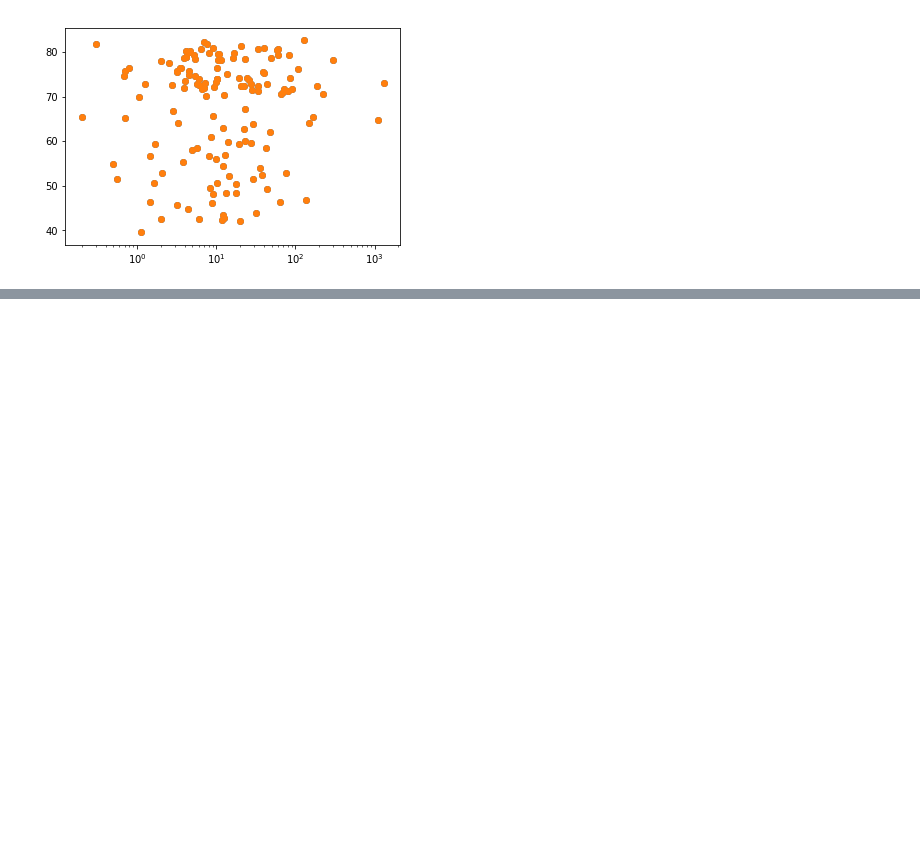
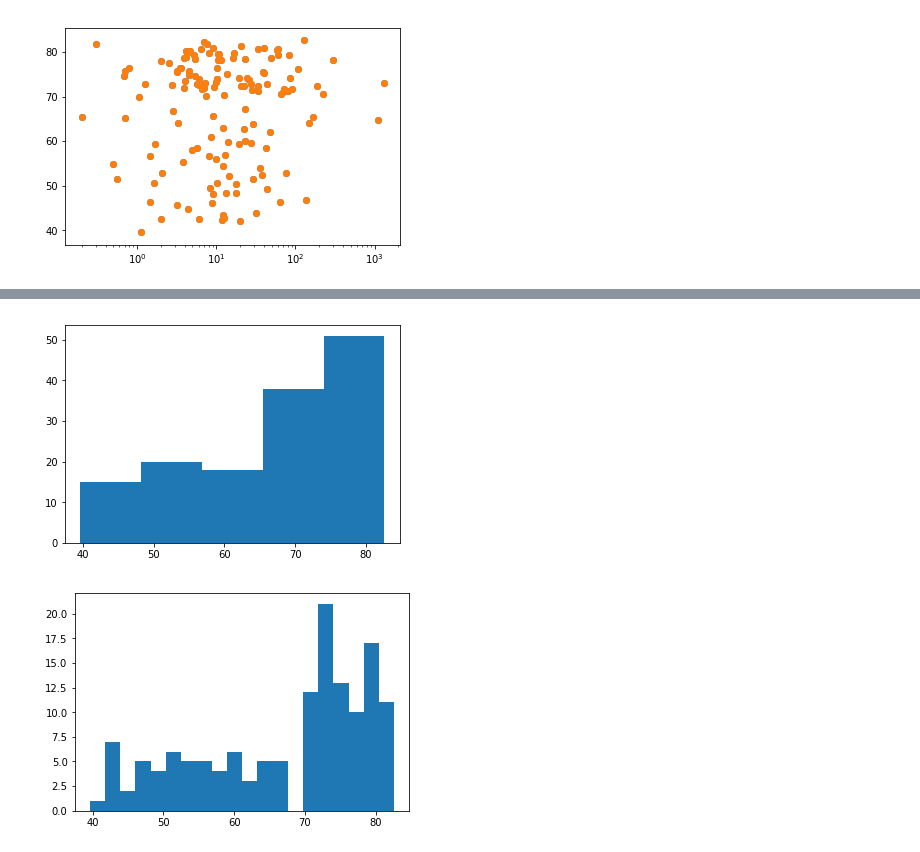
Before and after one commit to bosulliv/datacamp_python, a Jupyter notebook: programming/intermediate/ch1.ipynb, the cells around one changed output, grey strips where cells are left out. Drawn from its saved outputs; the diff is of its cells as text; code cells hidden in the pictures; blank space fills up the shorter version.

```diff
--- a/programming/intermediate/ch1.ipynb
+++ b/programming/intermediate/ch1.ipynb
@@ -825,0 +839,17 @@ plt.show()
+# %%
+# Build histogram with 5 bins
+plt.hist(life_exp, bins = 5)
+
+# Show and clean up plot
+plt.show()
+plt.clf()
+
+# Build histogram with 20 bins
+plt.hist(life_exp, bins = 20)
+
+# Show and clean up again
+plt.show()
+plt.clf()
+# %% [output]
+[figure, added]
+[figure, added]
```
Also changed, not shown: parts of 12 cells of this notebook.
